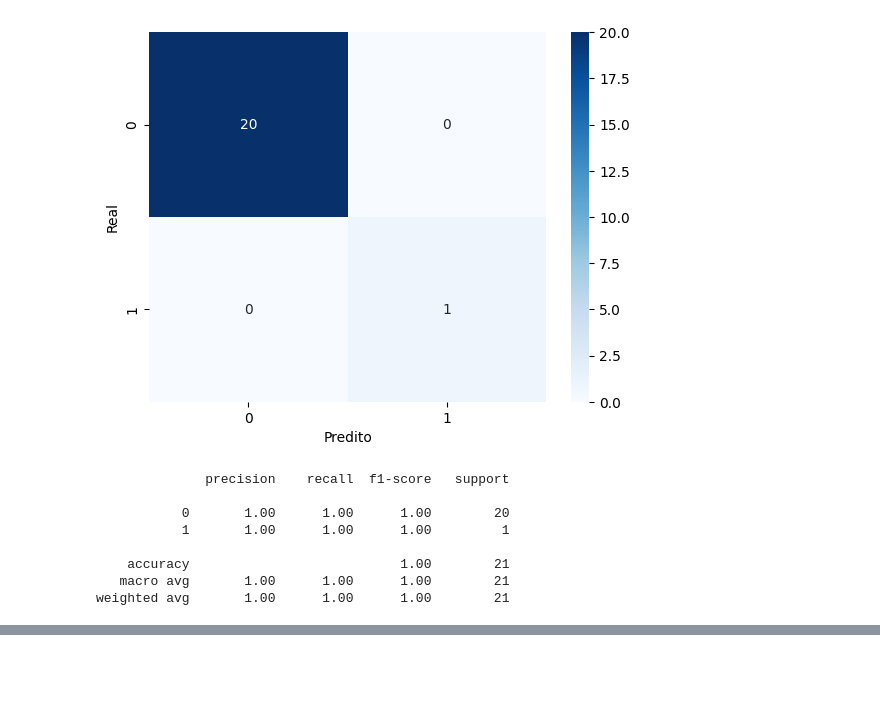
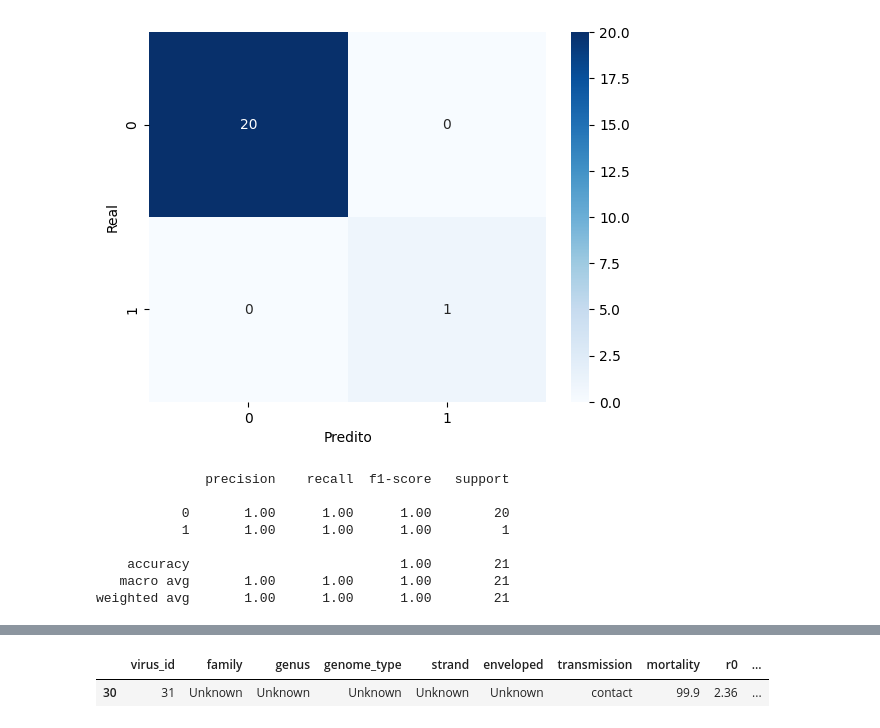
Before and after one commit to kenedysilva27/virus-risk, a Jupyter notebook: notebooks/Modelagem.ipynb, the cells around one changed output, grey strips where cells are left out. Cells and saved outputs as stored; diff of their text form; code cells hidden in the pictures; blank space fills up the shorter version.

```diff
--- a/notebooks/Modelagem.ipynb
+++ b/notebooks/Modelagem.ipynb
@@ -114,0 +161,7 @@ weighted avg       1.00      1.00      1.00        21
+# %%
+dataset = pd.read_csv('C:/Users/kened/OneDrive/Desktop/Estudos/Lean/data/processed/virus_processed.csv')
+falsos_positivos = y[(y == 0) & (y_pred == 1)]
+dataset.loc[falsos_positivos.index]
+# %% [output]
+|  | virus_id | family | genus | genome_type | strand | enveloped | transmission | mortality | r0 | ... |
+| 30 | 31 | Unknown | Unknown | Unknown | Unknown | Unknown | contact | 99.9 | 2.36 | ... |
```
Also changed, not shown: parts of 5 cells of this notebook.
